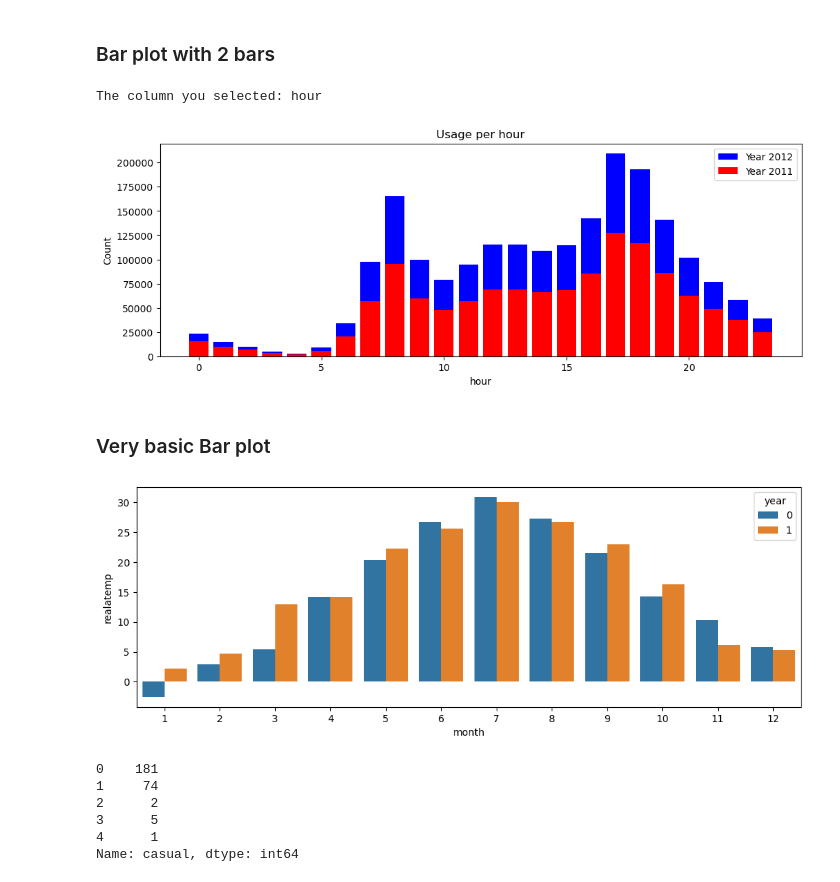
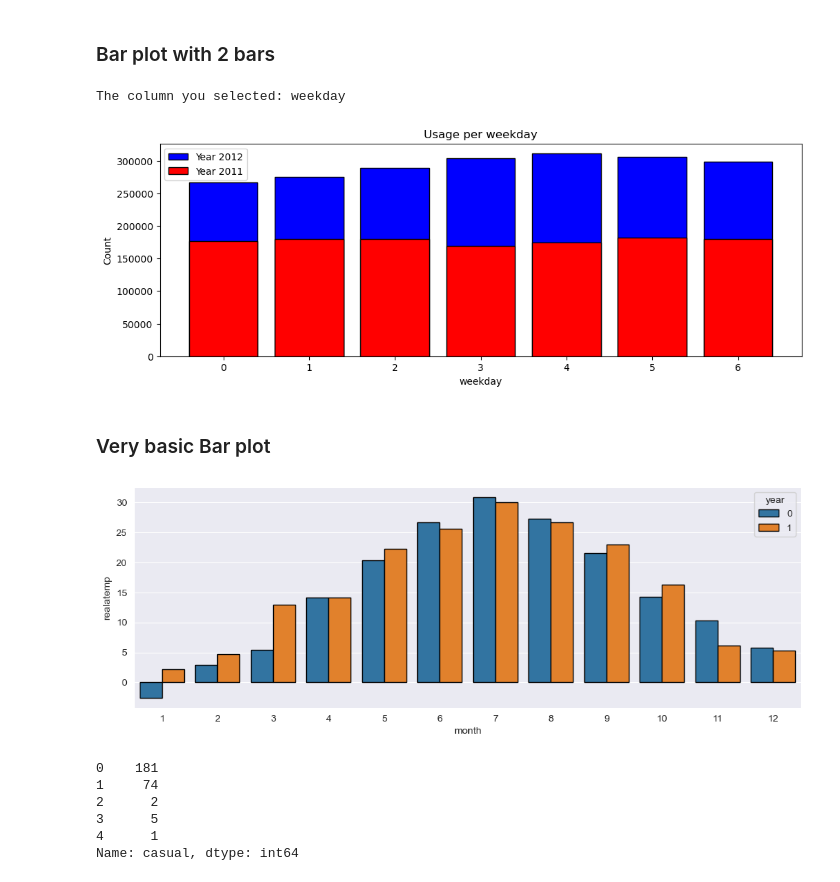
Before and after one commit to RHout19/Project-1, a Jupyter notebook: Model 1/Project 3/Sprint_1_Data_Wrangling.ipynb, the cells around one changed output. Saved outputs shown, nothing was run; the diff lists cells and outputs as text; code cells hidden in the pictures.

```diff
--- a/Model 1/Project 3/Sprint_1_Data_Wrangling.ipynb
+++ b/Model 1/Project 3/Sprint_1_Data_Wrangling.ipynb
@@ -272,28 +272,28 @@ df[df['year'] == idx]['casual'].sum()
 # %%
 fig, axs = plt.subplots(1, sharey=True, figsize=(12, 4))
 
 #input
 wanted_input = input('Select: day, year, month, hour, holiday, weekday, workingday, weather')
 print(f'The column you selected: {wanted_input}')
 
 for idx, c in reversed(list(enumerate(['red', 'blue']))):
     x = []
     y = []
 
     for h in df[df['year'] == idx].groupby(wanted_input):
         x.append(h[0])
         y.append(h[1]['count'].sum())
 
-    axs.bar(x, y, color= c, label=f'Year {2011+idx}', )
+    axs.bar(x, y, color= c, label=f'Year {2011+idx}', edgecolor='black' )
     axs.set_title(f'Usage per {wanted_input}')
     axs.set_xlabel(wanted_input)
     axs.set_ylabel('Count')
     axs.legend()
 
 plt.show()
 # %% [output]
-The column you selected: hour
+The column you selected: weekday
-[figure, old version]
+[figure, new version]
 # %% [markdown]
 ### Very basic Bar plot
 # %%
@@ -303,10 +303,12 @@ sns.barplot(x = 'month',
             y = 'realatemp',
             hue = 'year',
             ci = 0,
-            data = df)
+            data = df,
+            edgecolor='black')
+sns.set_style('dark')
 plt.show()
 # %% [output]
-[figure, old version]
+[figure, new version]
 # %%
 df.casual.head()
 # %% [output]
```
Also changed, not shown: parts of 7 cells of this notebook, 1 other file.
